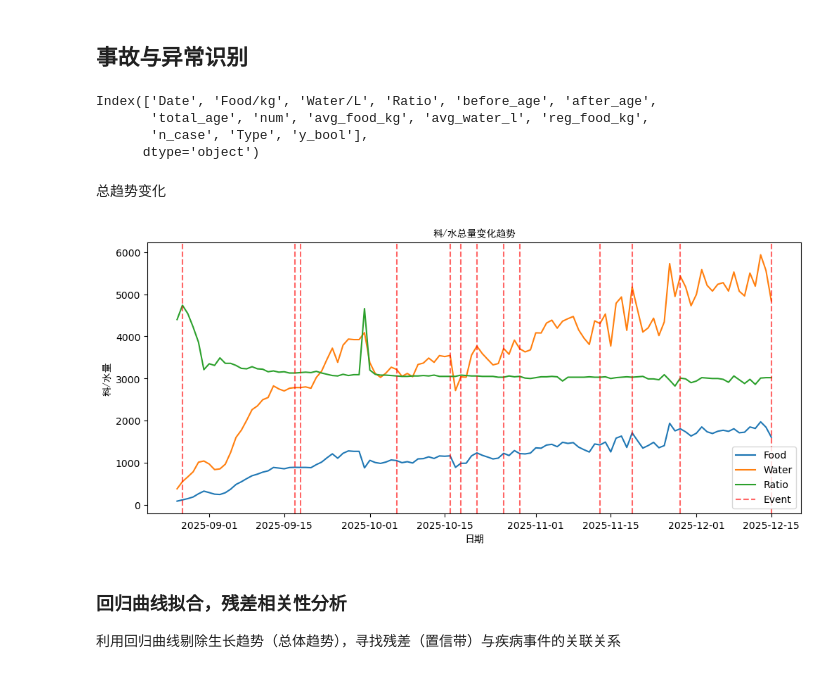
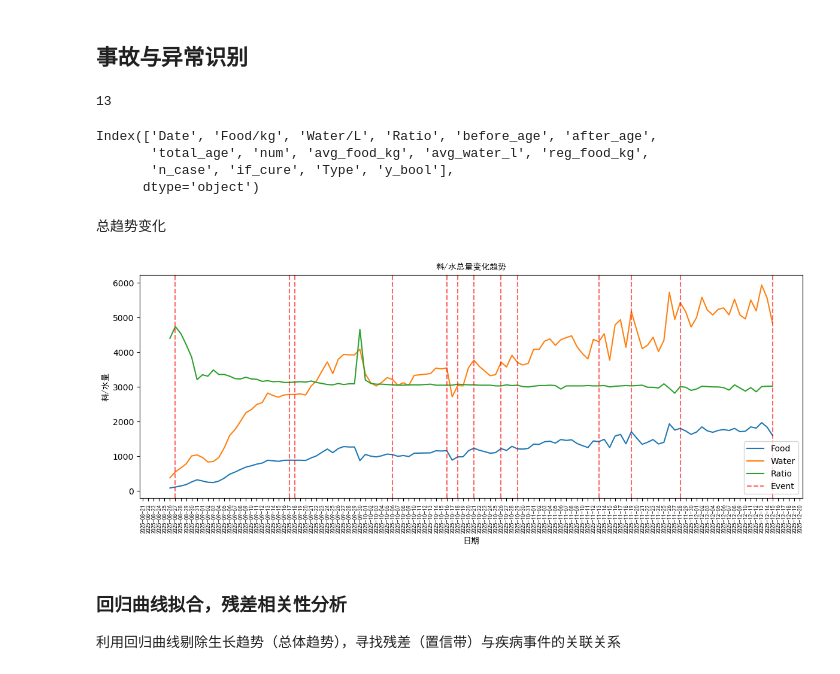
Before and after one commit to yixuan228/work-error-detect, a Jupyter notebook: main.ipynb, the cells around one changed output. Saved outputs shown, nothing was run; the diff lists cells and outputs as text; code cells hidden in the pictures.

```diff
--- a/main.ipynb
+++ b/main.ipynb
@@ -4,13 +4,13 @@
 import pandas as pd
 import numpy as np
 
-df = pd.read_excel('处理文档.xlsx', sheet_name = 'Sheet1', skiprows=3)
+df = pd.read_excel('data/处理文档.xlsx', sheet_name = 'Sheet1', skiprows=3)
 
 df = df.rename(columns={'饲喂日期': 'Date',
                         '每日采食总量(Kg)': 'Food/kg',
                         '每日喂水总量(L)': 'Water/L',
                         '水料比': 'Ratio',
-                        '事故数': 'n_case',
+                        '死亡数': 'n_case',
                         '事故类型': 'Type',
                         '转舍前日龄':'before_age',
                         '转舍日龄':'after_age',
@@ -19,21 +19,27 @@ df = df.rename(columns={'饲喂日期': 'Date',
                         '均采食量/kg': 'avg_food_kg',
                         '均喂水量/L': 'avg_water_l',
                         '应采食量/kg': 'reg_food_kg',
+                        '是否治疗': 'if_cure'
                         })
 
-df['y_bool'] = np.where(df['n_case'] > 0, 1, 0)
+df['y_bool'] = (np.where(df['n_case'] > 0, 1, 0)) # | (df['if_cure'] == 1)
 df['Date'] = pd.to_datetime(df['Date'])
 
 df = df.iloc[::-1].reset_index(drop=True)
 # Get x values for Disease event
-mask = df['y_bool'] == 1
+# mask = (df['y_bool'] == 1) | (df['if_cure'] == 1)
+mask = (df['y_bool'] == 1)
 x_position = df.loc[mask, 'Date']
+# %%
+sum(df['y_bool'])
+# %% [output]
+13
 # %%
 df.columns
 # %% [output]
 Index(['Date', 'Food/kg', 'Water/L', 'Ratio', 'before_age', 'after_age',
        'total_age', 'num', 'avg_food_kg', 'avg_water_l', 'reg_food_kg',
-       'n_case', 'Type', 'y_bool'],
+       'n_case', 'if_cure', 'Type', 'y_bool'],
       dtype='object')
 # %% [markdown]
 总趋势变化
@@ -45,19 +51,33 @@ plt.rcParams['axes.unicode_minus'] = False      # 显示负号
 
 CN_font = font_manager.FontProperties(fname='C:/Windows/Fonts/simhei.ttf')
 # %%
+import matplotlib.dates as mdates
+
+
+# df['Date'] = pd.to_datetime(df['Date'], errors='coerce')
+# df = df.dropna(subset=['Date'])      # 防止 NaT
+# df['Date'] = df['Date'].dt.tz_localize(None)
+
 plt.figure(figsize=(12, 5))
 plt.plot(df['Date'], df['Food/kg'], label='Food')
 plt.plot(df['Date'], df['Water/L'], label='Water')
 plt.plot(df['Date'], df['Ratio'] * 1000, label='Ratio')
 for i, x in enumerate(x_position):
     plt.axvline(x=x, color='red', linestyle='--', alpha=0.6, label='Event' if i == 0 else None)
 plt.xlabel('日期', fontproperties=CN_font)
 plt.ylabel('料/水量', fontproperties=CN_font)
 plt.title('料/水总量变化趋势', fontproperties=CN_font)
+
+ax = plt.gca()
+ax.xaxis.set_major_locator(mdates.DayLocator(interval=1))
+ax.xaxis.set_major_formatter(mdates.DateFormatter('%Y-%m-%d'))
+
+plt.xticks(rotation=90, fontproperties=CN_font, fontsize=7)
 plt.legend()
+plt.tight_layout()
 plt.show()
 # %% [output]
-[figure, old version]
+[figure, new version]
 # %% [markdown]
 ### 回归曲线拟合，残差相关性分析
 
```
Also changed, not shown: parts of 14 cells of this notebook, 17 other files.
